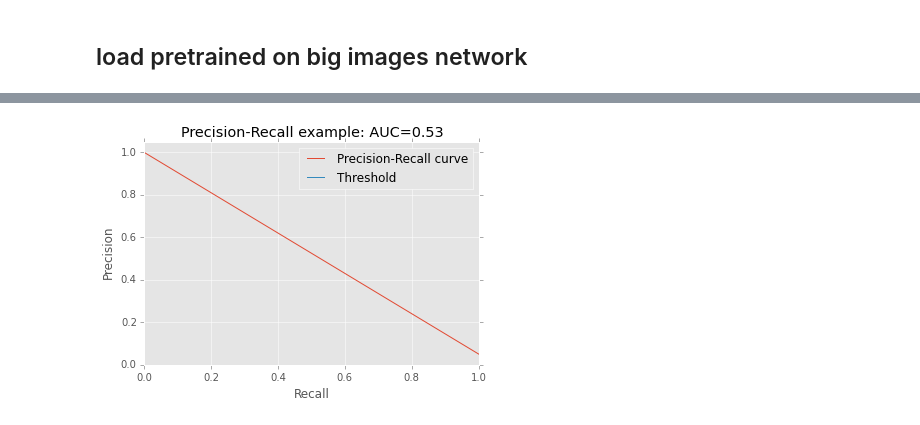
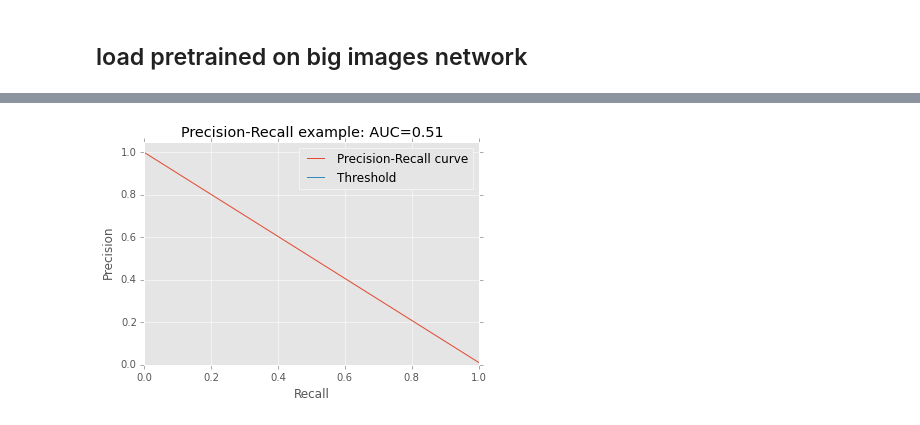
Before and after one commit to Aelphy/muon_trigger, a Jupyter notebook: evals/Complexity estimation.ipynb, the cells around one changed output, grey strips where cells are left out. Saved outputs shown, nothing was run; the diff lists cells and outputs as text; code cells hidden in the pictures.

```diff
--- a/evals/Complexity estimation.ipynb
+++ b/evals/Complexity estimation.ipynb
@@ -52,7 +55,7 @@ network = CascadeBase(img_shape=(512, 512),
                       filter_sizes=[1, 3, 3, 3],
                       l2_c=1e-4)
 # %%
-network.load('../weights', '3cascades_difficult')
+network.load('../weights', '3cascades_difficult_clear')
 # %%
 import theano
 import theano.tensor as T
@@ -91,23 +215,0 @@ plt.show()
-# %%
-from sklearn.metrics import precision_recall_curve, average_precision_score
-
-x_val = X_y[1][:100]
-y_val = X_y[-1][:100]
-
-prediction = network.predict(x_val)
-target = get_target(y_val)
-
-precision, recall, thr = precision_recall_curve(target.ravel(), prediction.ravel())
-average_precision = average_precision_score(target.ravel(), prediction.ravel())
-
-# Plot Precision-Recall curve
-plt.clf()
-plt.plot(recall, precision, label='Precision-Recall curve')
-plt.plot(np.arange(thr.shape[0]) / (thr.shape[0] + 1e-6), thr, label='Threshold')
-plt.xlabel('Recall')
-plt.ylabel('Precision')
-plt.ylim([0.0, 1.05])
-plt.xlim([0.0, 1.0])
-plt.title('Precision-Recall example: AUC={0:0.2f}'.format(average_precision))
-plt.legend(loc='best')
-plt.show()
@@ -139,8 +238,3 @@ for i in range(len(complexity) - 1):
     result += complexity[i + 1] * miltipliers[i] + 10 * constants[i]
 
 estimate_complexity = theano.function([network.input_X, network.targets], result / complexity[0] / network.input_X.shape[0])
-# %%
-x_val = X_y[1][:500]
-y_val = X_y[-1][:500]
-
-estimate_complexity(x_val, y_val)
@@ -158,5 +240,0 @@ estimate_complexity = theano.function([network.input_X, network.targets], result
-# %%
-x_val = X_y[1][:10000]
-y_val = X_y[-1][:10000]
-
-estimate_complexity(x_val, y_val) / len(x_val)
@@ -172,28 +256,23 @@ sigmoid = np.vectorize(lambda x: 1.0 / (1.0 + np.exp(-x)))
 # %%
-from sklearn.metrics import precision_recall_curve, average_precision_score
-
-x_val = X_y[1][:100]
-y_val = X_y[-1][:100]
-
-prediction = get_target(sigmoid(x_val).astype(np.float32)).ravel()
+prediction = get_target(x_val).ravel()
 target = get_target(y_val).ravel()
 
 precision, recall, thr = precision_recall_curve(target.ravel(), prediction.ravel())
 average_precision = average_precision_score(target.ravel(), prediction.ravel())
 
 # Plot Precision-Recall curve
 plt.clf()
 plt.plot(recall, precision, label='Precision-Recall curve')
 plt.plot(np.arange(thr.shape[0]) / (thr.shape[0] + 1e-6), thr, label='Threshold')
 plt.xlabel('Recall')
 plt.ylabel('Precision')
 plt.ylim([0.0, 1.05])
 plt.xlim([0.0, 1.0])
 plt.title('Precision-Recall example: AUC={0:0.2f}'.format(average_precision))
 plt.legend(loc='best')
 plt.show()
 # %% [output]
-[figure, old version]
+[figure, new version]
 # %%
 precision
 # %% [output]
```
Also changed, not shown: parts of 37 cells of this notebook, 6 other files.
